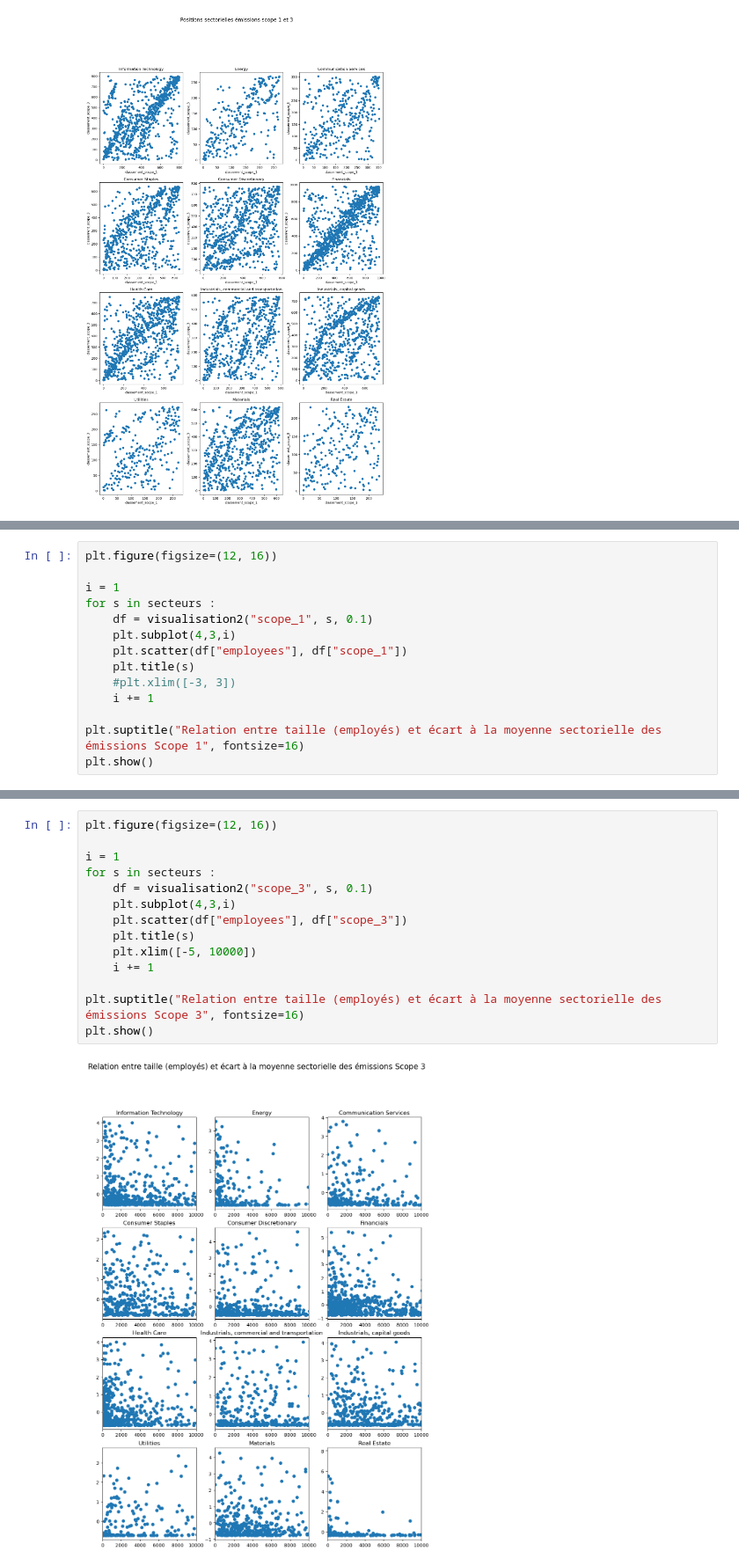
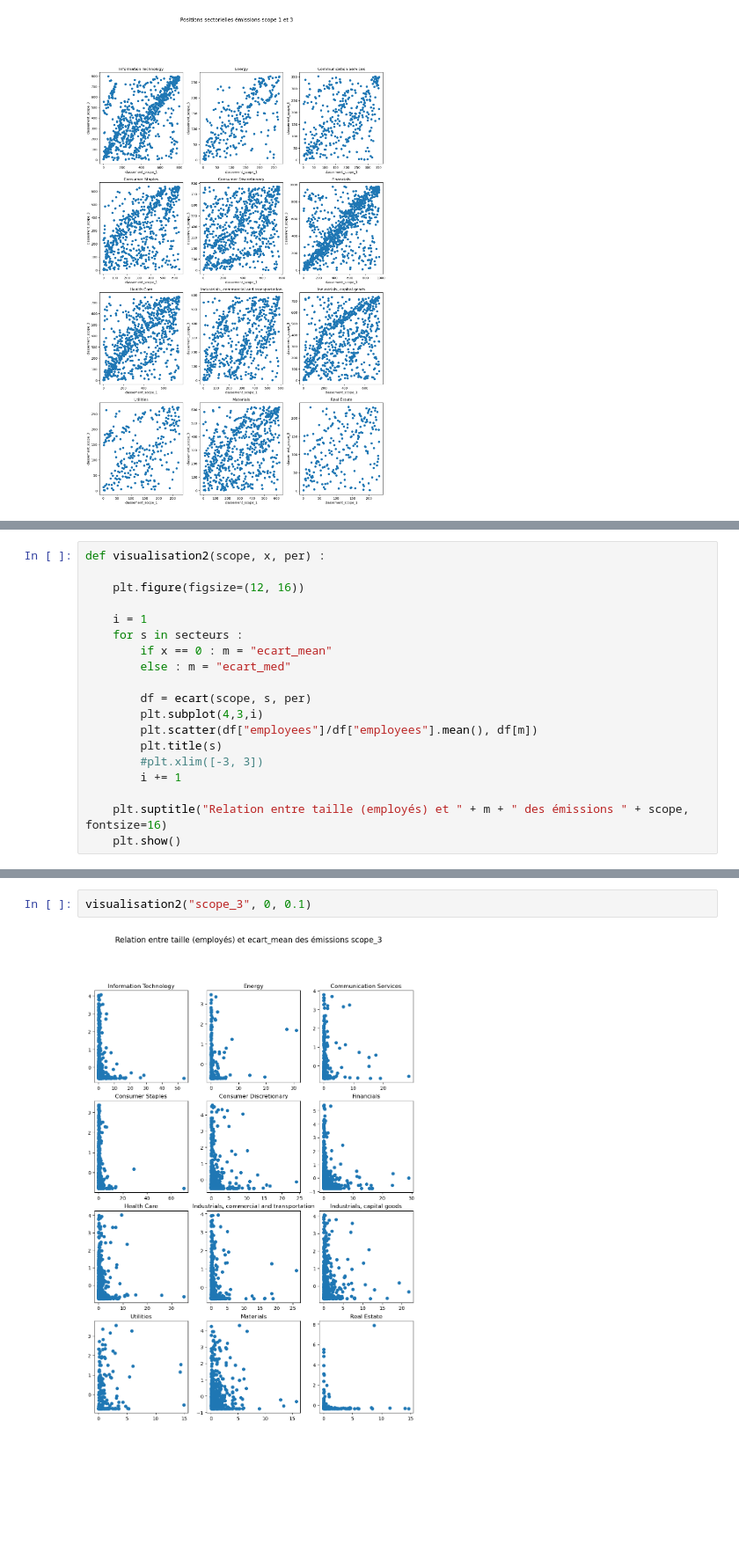
Before and after one commit to pierperri/StatApp, a Jupyter notebook: Analyse sectorielle.ipynb, the cells around one changed output, grey strips where cells are left out. Shown at 88% size. Cells and saved outputs as stored; diff of their text form; blank space fills up the shorter version.

```diff
--- a/Analyse sectorielle.ipynb
+++ b/Analyse sectorielle.ipynb
@@ -148,15 +155,20 @@ def visualisation2(scope, sec, per) :
     return df
 # %%
-plt.figure(figsize=(12, 16))
+def visualisation2(scope, x, per) :
 
-i = 1
-for s in secteurs :
-    df = visualisation2("scope_1", s, 0.1)
-    plt.subplot(4,3,i)
-    plt.scatter(df["employees"], df["scope_1"])
-    plt.title(s)
-    #plt.xlim([-3, 3])
-    i += 1
+    plt.figure(figsize=(12, 16))
 
-plt.suptitle("Relation entre taille (employés) et écart à la moyenne sectorielle des émissions Scope 1", fontsize=16)
-plt.show()
+    i = 1
+    for s in secteurs :
+        if x == 0 : m = "ecart_mean"
+        else : m = "ecart_med"
+
+        df = ecart(scope, s, per)
+        plt.subplot(4,3,i)
+        plt.scatter(df["employees"]/df["employees"].mean(), df[m])
+        plt.title(s)
+        #plt.xlim([-3, 3])
+        i += 1
+
+    plt.suptitle("Relation entre taille (employés) et " + m + " des émissions " + scope, fontsize=16)
+    plt.show()
@@ -165,16 +179,4 @@ plt.show()
 # %%
-plt.figure(figsize=(12, 16))
-
-i = 1
-for s in secteurs :
-    df = visualisation2("scope_3", s, 0.1)
-    plt.subplot(4,3,i)
-    plt.scatter(df["employees"], df["scope_3"])
-    plt.title(s)
-    plt.xlim([-5, 10000])
-    i += 1
-
-plt.suptitle("Relation entre taille (employés) et écart à la moyenne sectorielle des émissions Scope 3", fontsize=16)
-plt.show()
+visualisation2("scope_3", 0, 0.1)
 # %% [output]
-[figure, old version]
+[figure, new version]
```
Also changed, not shown: parts of 5 cells of this notebook.
